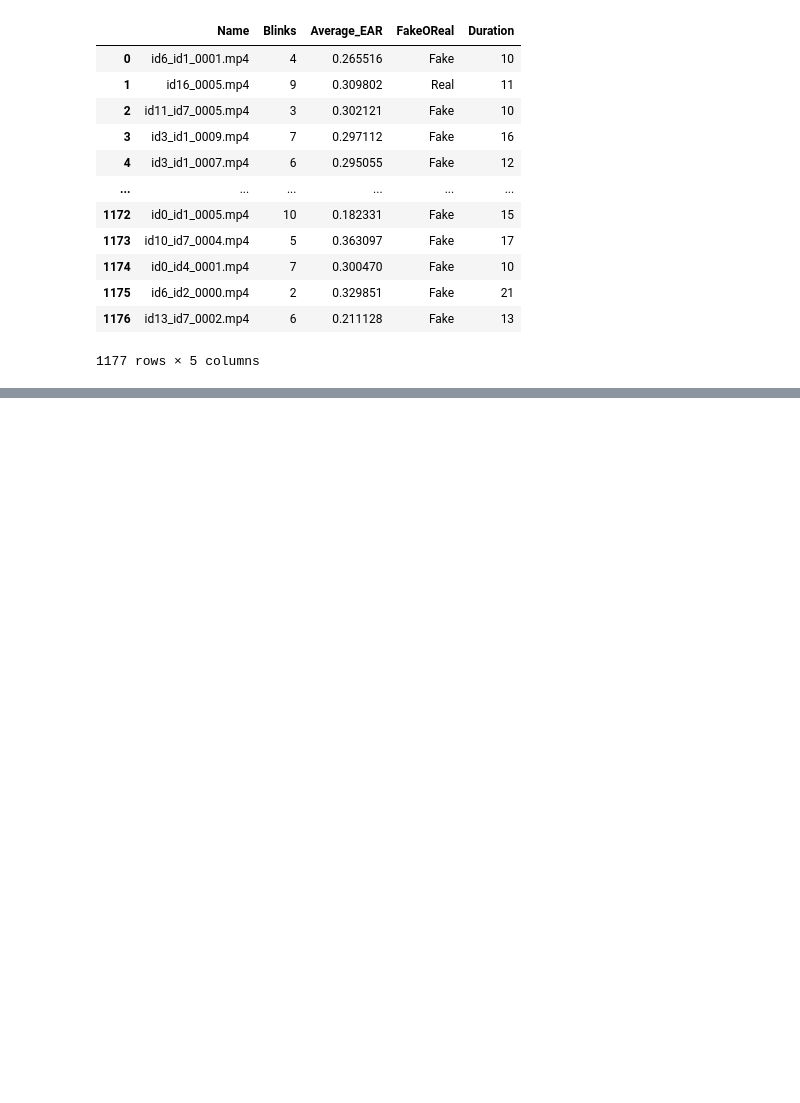
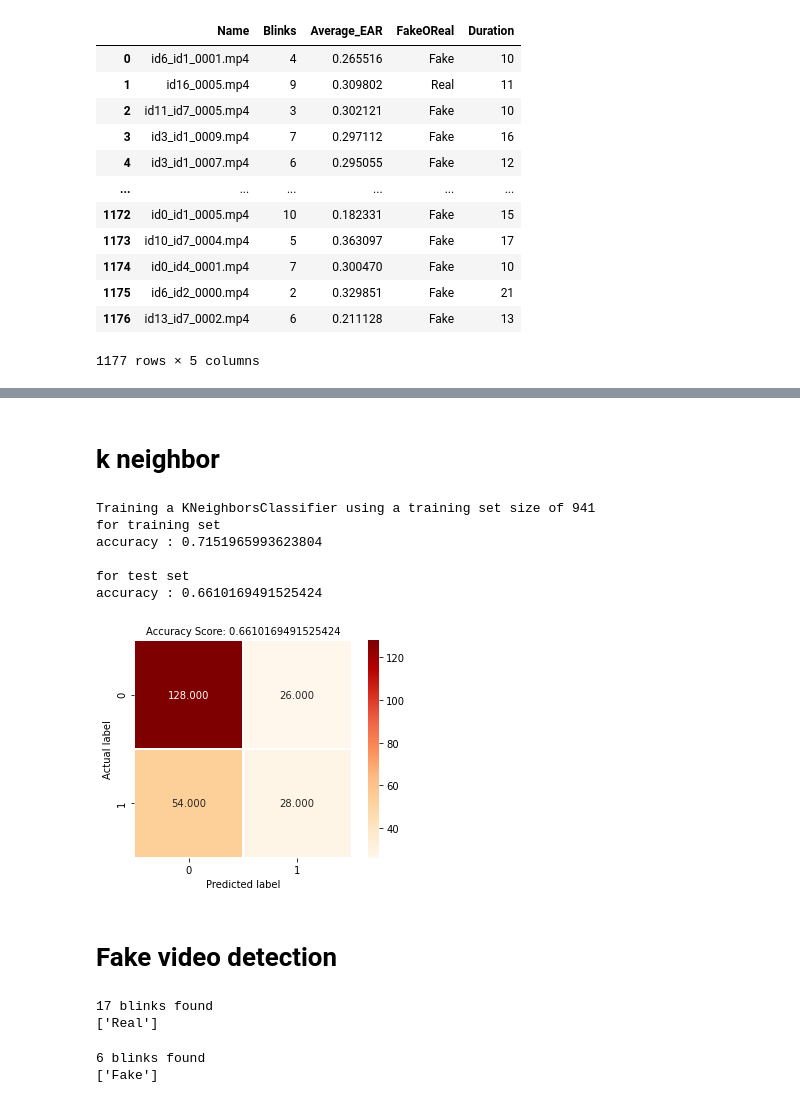
Before and after one commit to devansh1412/Eye-blink-detection, a Jupyter notebook: Eye-detect-from-frame/Notebook.ipynb, the cells around one changed output, grey strips where cells are left out. Drawn from its saved outputs; the diff is of its cells as text; code cells hidden in the pictures; blank space fills up the shorter version.

```diff
--- a/Eye-detect-from-frame/Notebook.ipynb
+++ b/Eye-detect-from-frame/Notebook.ipynb
@@ -435,0 +535,16 @@ finalData
+# %% [markdown]
+# k neighbor
+# %%
+knn = KNeighborsClassifier(n_neighbors = 7)
+pred ,acc= train_predict(knn,x_train, y_train,x_test, y_test)
+plot_confusion( pred , y_test, acc)
+# %% [output]
+Training a KNeighborsClassifier using a training set size of 941
+for training set
+accuracy : 0.7151965993623804
+
+for test set
+accuracy : 0.6610169491525424
+[figure, added]
+# %% [markdown]
+# Fake video detection
@@ -435,0 +563,12 @@ finalData
+# %%
+video1 = pathReal +str('real0.mp4')
+predict(video1)
+# %% [output]
+17 blinks found
+['Real']
+# %%
+video2 = pathFake +str('fake0.mp4')
+predict(video2)
+# %% [output]
+6 blinks found
+['Fake']
```
Also changed, not shown: parts of 12 cells of this notebook, 5 other files.
